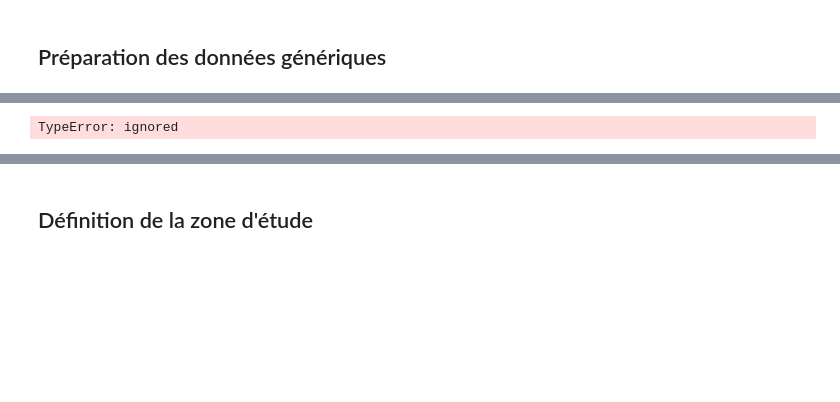
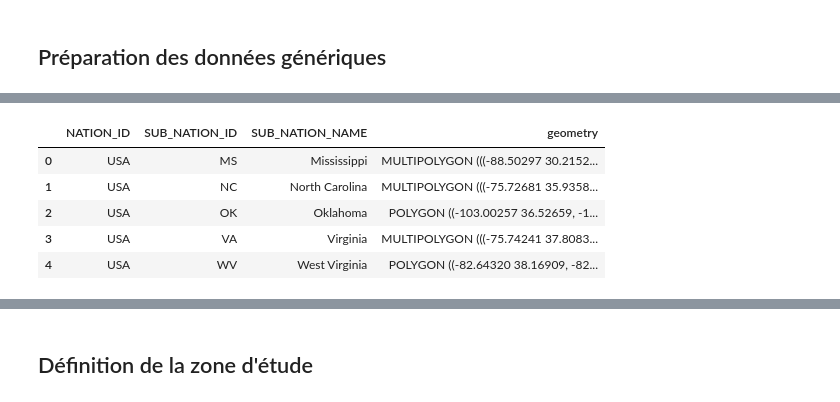
Before and after one commit to BastienBoucherat/geo6149, a Jupyter notebook: geo6149_projet_bastien.ipynb, the cells around one changed output, grey strips where cells are left out. Saved outputs shown, nothing was run; the diff lists cells and outputs as text; code cells hidden in the pictures; blank space fills up the shorter version.

```diff
--- a/geo6149_projet_bastien.ipynb
+++ b/geo6149_projet_bastien.ipynb
@@ -171,14 +172,20 @@ boundaries_usa
 # %%
-boundaries_usa = data_sources_df[(data_sources_df['Type'] == 'Boundaries') & (data_sources_df['Area'] == 'USA')]
-file_name = boundaries_usa
-print(file_name)
+boundaries_df = data_sources_df[data_sources_df['Type'] == 'Boundaries']
+
 ## USA
-us_boundaries_gdf = gpd.read_file()
-#us_boundaries_gdf['NATION_ID']="USA"
-#us_boundaries_gdf = us_boundaries_gdf.rename(columns={'STUSPS':'SUB_NATION_ID','NAME':'SUB_NATION_NAME'})
-#us_boundaries_gdf = us_boundaries_gdf[['NATION_ID', 'SUB_NATION_ID', 'SUB_NATION_NAME', 'geometry']]
-#us_boundaries_gdf.head()
+index = boundaries_df[boundaries_df['Area'] == 'USA'].index.item()
+file_name = boundaries_df.loc[index]['Location']
+us_boundaries_gdf = gpd.read_file(file_name)
+us_boundaries_gdf['NATION_ID']="USA"
+us_boundaries_gdf = us_boundaries_gdf.rename(columns={'STUSPS':'SUB_NATION_ID','NAME':'SUB_NATION_NAME'})
+us_boundaries_gdf = us_boundaries_gdf[['NATION_ID', 'SUB_NATION_ID', 'SUB_NATION_NAME', 'geometry']]
+us_boundaries_gdf.head()
 # %% [output]
-TypeError: ignored
+|  | NATION_ID | SUB_NATION_ID | SUB_NATION_NAME | geometry |
+| 0 | USA | MS | Mississippi | MULTIPOLYGON (((-88.50297 30.2152... |
+| 1 | USA | NC | North Carolina | MULTIPOLYGON (((-75.72681 35.9358... |
+| 2 | USA | OK | Oklahoma | POLYGON ((-103.00257 36.52659, -1... |
+| 3 | USA | VA | Virginia | MULTIPOLYGON (((-75.74241 37.8083... |
+| 4 | USA | WV | West Virginia | POLYGON ((-82.64320 38.16909, -82... |
 # %%
 ## Canada
```
Also changed, not shown: parts of 6 cells of this notebook.
